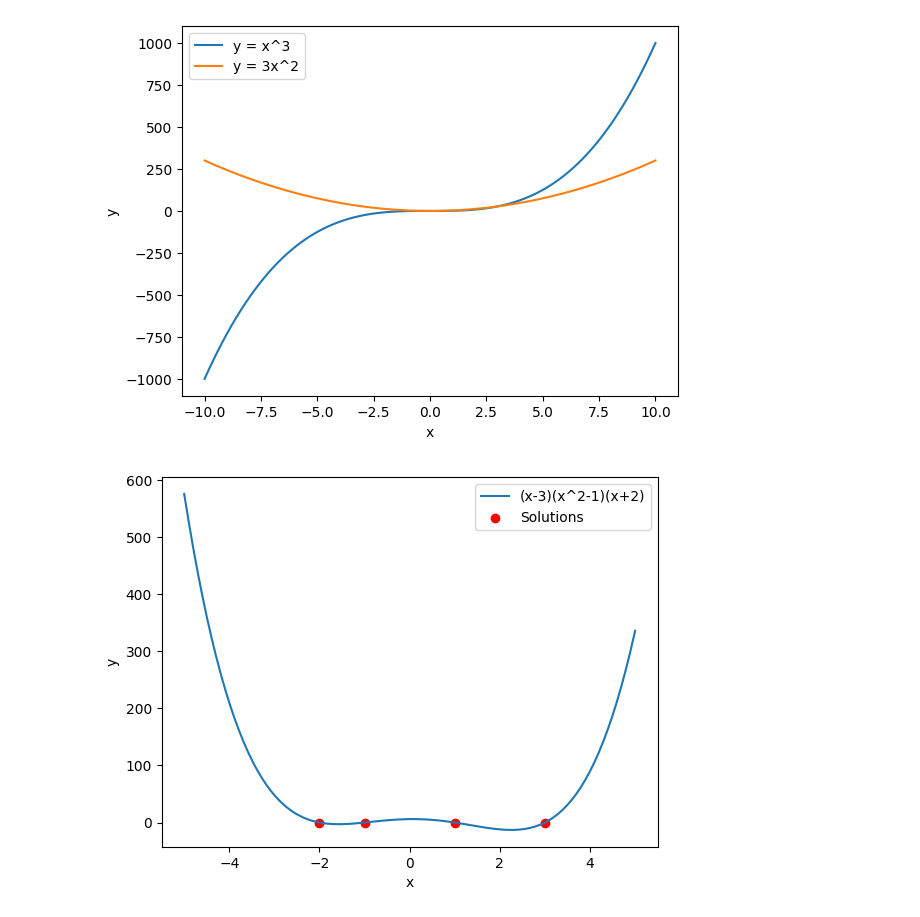
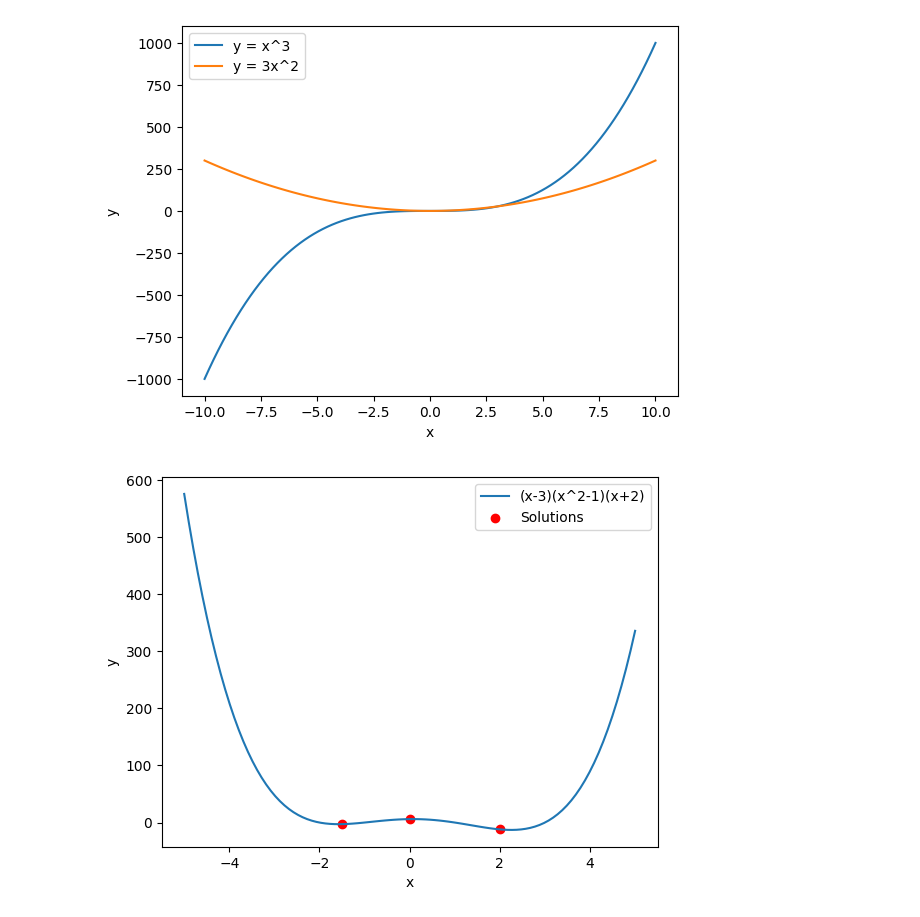
Before and after one commit to Hansespinosa2/Fall2024OR3, a Jupyter notebook: working_notebook.ipynb, the cells around one changed output. Cells and saved outputs as stored; diff of their text form; code cells hidden in the pictures.

```diff
--- a/working_notebook.ipynb
+++ b/working_notebook.ipynb
@@ -131,33 +131,34 @@ import numpy as np
 
 import matplotlib.pyplot as plt
 
 # Define the function
 def f(x):
 	return (x-3)*(x**2-1)*(x+2)
 
 # Generate x values
 x = np.linspace(-5, 5, 100)
 
 # Calculate y values
 y = f(x)
 
 # Create the plot
 plt.plot(x, y, label='(x-3)(x^2-1)(x+2)')
 
 # Plot the solutions
-solutions = [-2, -1, 1, 3]
-plt.scatter(solutions, [0]*len(solutions), color='red', label='Solutions')
+solutions = [2,0, -1.5]
+f_solutions = [f(2),f(0), f(-1.5)]
+plt.scatter(solutions, f_solutions, color='red', label='Solutions')
 
 # Set plot labels and title
 plt.xlabel('x')
 plt.ylabel('y')
 
 # Add legend
 plt.legend()
 
 
 plt.savefig('notes/images/gradient_ex4.png')
 # Show the plot
 plt.show()
 # %% [output]
-[figure, old version]
+[figure, new version]
```
Also changed, not shown: 13 other files.
